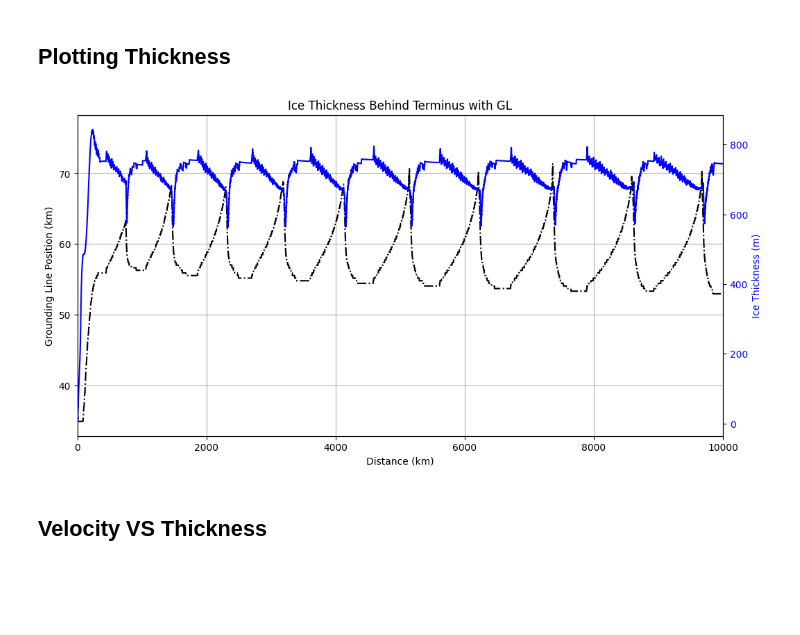
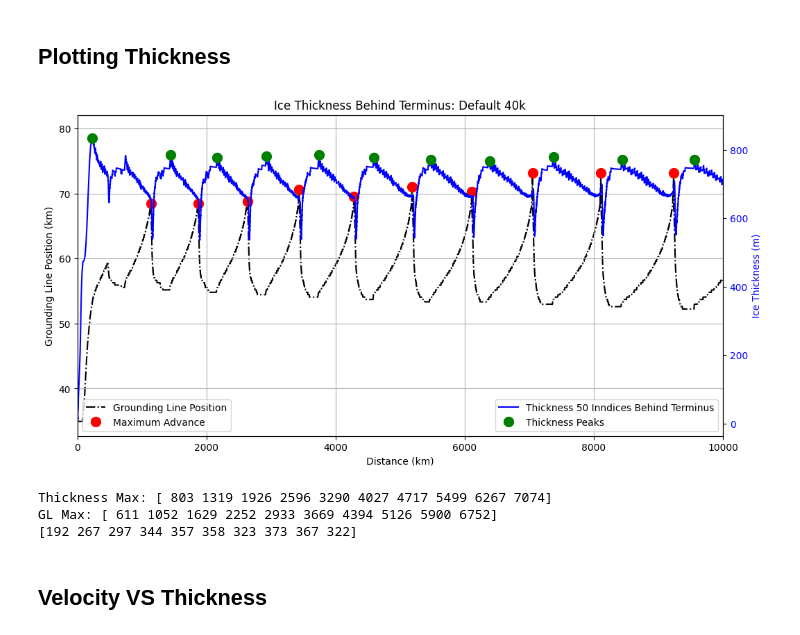
Before and after one commit to ktlix2ski/brinkmodeltest, a Jupyter notebook: Analysis/EasyQuickWorkbook.ipynb, the cells around one changed output. Cells and saved outputs as stored; diff of their text form; code cells hidden in the pictures; blank space fills up the shorter version.

```diff
--- a/Analysis/EasyQuickWorkbook.ipynb
+++ b/Analysis/EasyQuickWorkbook.ipynb
@@ -23,9 +23,9 @@ def get_GL_index(gl_array):
 # %% [markdown]
 # INPUT: TEST VARIABLE + TEST VALUE + FILEPATH
 # %%
-variable = "scf"
-value = "0.0"
-path = "/home/kayatroyer/Repositories/brinkmodeltest/Output/Variable_Dictionaries/DATA_Dictionary_2025_05_05__18_49_21.pkl.gz"
+variable = "Default"
+value = "40k"
+path = "/media/kayatroyer/KayaDrive/Thesis/OfficialExperimentRuns/20kTests/40K_Base_test/DATA_Dictionary_2025_04_23__15_33_25.pkl.gz"
 with gzip.open(path, 'rb') as f:
     DATA_dict = pickle.load(f)
 
@@ -43,15 +43,15 @@ title_GLandVel = "Velocity Comparison to Grounding Line Location: " + variable +
 xaxis_vel = "Distance (km)"
 yaxis_vel  = "Velocity (m/yr)"
 
-title_SMB = "Glacier Surface VS Accumulation/Ablation " +  variable + " " + value
+title_SMB = "Glacier Surface: Accumulation/Ablation " +  variable + " " + value
 xaxis_SMB = "Maximum Accumulation to Maximum Ablation (m/yr)"
-yaxis_SMB = ""
+yaxis_SMB = "Ice Surface Elevation (m)"
 
-title_H = ""
-xaxis_H = ""
+title_H = "Ice Thickness Behind Terminus: " +  variable + " " + value
+xaxis_H = "Time (yrs)"
 yaxis_H = ""
 
-title_bed = "Bedrock Erosion Evolution " + variable + " " + value
+title_bed = "Bedrock Erosion Evolution: " + variable + " " + value
 xaxis_bed = "Distance (km)"
 yaxis_bed = "Surface Elevation (m)"
 
@@ -71,7 +71,7 @@ ub_dict = DATA_dict['ub_dict']
 Hs_dict = DATA_dict['Hs_dict']
 GL_dict = DATA_dict['GL_dict']
 Qs_dict = DATA_dict['Qs_dict']
-# SMB_dict = DATA_dict['SMB_dict']
+SMB_dict = DATA_dict['SMB_dict']
 counter_dict = DATA_dict['counter_dict']
 final_time = list(GL_dict)[-1]
 print(final_time)
@@ -295,7 +301,11 @@ NameError: name 'SMB_dict' is not defined
 # %%
 term_thinning = []
 dist_behind_terminus = 50
+mask = np.array(time) <= 10000
 time_steps = sorted(H_dict.keys())
+timesteps = np.array(time)[mask]
+
+
 
 for t in time_steps:
     H_ = H_dict[t]
@@ -305,38 +315,59 @@ for t in time_steps:
     if len(terminus_indices) == 0:
         term_thinning.append(np.nan)
         continue
 
     terminus = terminus_indices[-1]
 
     if terminus >= dist_behind_terminus:
         term_H = H_[terminus - dist_behind_terminus]
     else:
         term_H = np.nan
 
     term_thinning.append(term_H)
 
+peaks_gl, _ = find_peaks(GL_km, prominence=6, height=60)
+peaks_gl = np.array(peaks_gl)[mask[peaks_gl]]
+
+peaks_H, _ = find_peaks(term_thinning, prominence=10, height = 600, distance = 500)
+peaks_H = np.array(peaks_H)[mask[peaks_H]]
+
+
 fig, ax1 = plt.subplots(figsize=(12, 6))
+ax1.set_zorder(2)
+ax1.patch.set_visible(False)
 
-ax1.plot(time, GL_km, label='Grounding Line Position', ls = 'dashdot', color='black')
+
+ax1.plot(time, GL_km, label='Grounding Line Position', ls = 'dashdot', color='black', zorder=1)
+ax1.plot(np.array(time)[peaks_gl], GL_km[peaks_gl], 'ro', label='Maximum Advance', markersize = 10, zorder=10)
 ax1.set_xlabel(xaxis_vel)
 ax1.set_ylabel(yaxis_GL_better, color='black')
 ax1.tick_params(axis='y', labelcolor='black')
 ax1.set_xlim(0,10000)
 ax1.grid()
 
 # Secondary axis for velocities
 ax2 = ax1.twinx()
-ax2.plot(time_steps, term_thinning, color='blue', linestyle='-', label=f'Thickness {dist_behind_terminus} nodes behind terminus')
+ax2.plot(time_steps, term_thinning, color='blue', linestyle='-', label=f'Thickness {dist_behind_terminus} Inndices Behind Terminus', zorder=1)
+ax2.plot(np.array(time_steps)[peaks_H], np.array(term_thinning)[peaks_H], 'go', label='Thickness Peaks', markersize = 10, zorder=10)
 ax2.set_ylabel(("Ice Thickness (m)"), color='blue')
 ax2.tick_params(axis='y', labelcolor='blue')
 
+ax2.legend(loc = 4)
+ax1.legend(loc = 3)
 
-plt.title("Ice Thickness Behind Terminus with GL")
+plt.title(title_H)
 plt.show()
 
-# fig.savefig("/media/kayatroyer/KayaDrive/Thesis/OfficialExperimentRuns/20kTests/40K_Base_test/Thickness_plot_40k_default.svg", format ="svg", bbox_inches='tight')
+fig.savefig("/media/kayatroyer/KayaDrive/Thesis/OfficialExperimentRuns/20kTests/40K_Base_test/Thickness_plot_40k_default.svg", format ="svg", bbox_inches='tight')
+
+print(f"Thickness Max: {peaks_H[1:]}")
+print(f"GL Max: {peaks_gl}")
+print(peaks_H[1:] - peaks_gl)
 # %% [output]
-[figure, old version]
+[figure, new version]
+Thickness Max: [ 803 1319 1926 2596 3290 4027 4717 5499 6267 7074]
+GL Max: [ 611 1052 1629 2252 2933 3669 4394 5126 5900 6752]
+[192 267 297 344 357 358 323 373 367 322]
 # %% [markdown]
 ## Velocity VS Thickness
 # %%
```
Also changed, not shown: parts of 9 cells of this notebook, 7 other files.
